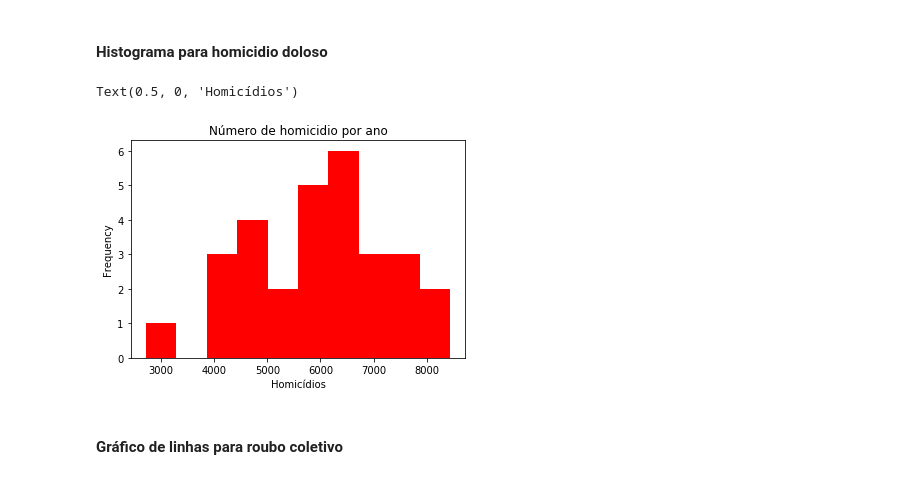
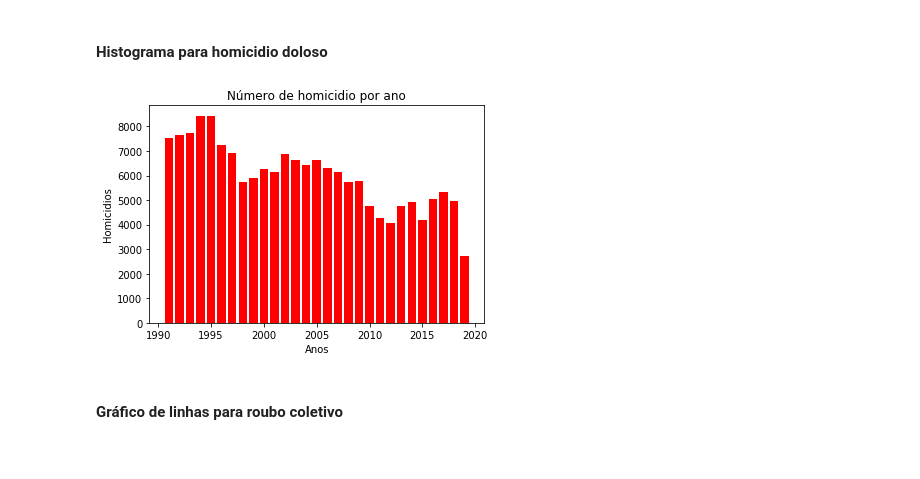
Before and after one commit to ViniciusLavorte/Python, a Jupyter notebook: ativ_violencia_rj/02_violencia_rj.ipynb, the cells around one changed output. Saved outputs shown, nothing was run; the diff lists cells and outputs as text; code cells hidden in the pictures.

```diff
--- a/ativ_violencia_rj/02_violencia_rj.ipynb
+++ b/ativ_violencia_rj/02_violencia_rj.ipynb
@@ -295,12 +295,14 @@ Para visualizar a frequencia que ocorre um tipo de comportamento no dataset
 #### Histograma para homicidio doloso
 # %%
 t = data.groupby([data.vano]).hom_doloso.sum()
-t.plot.hist(color = 'red')
+plt.bar(t.index,t.values, color = 'red')
+#t = data.groupby([data.vano]).hom_doloso.sum().plot()
 plt.title("Número de homicidio por ano")
-plt.xlabel("Homicídios")
+plt.xlabel("Anos")
+plt.ylabel("Homicidios")
+plt.show()
 # %% [output]
-Text(0.5, 0, 'Homicídios')
-[figure, old version]
+[figure, new version]
 # %% [markdown]
 #### Gráfico de linhas para roubo coletivo
 # %%
```
Also changed, not shown: 1 other file.
